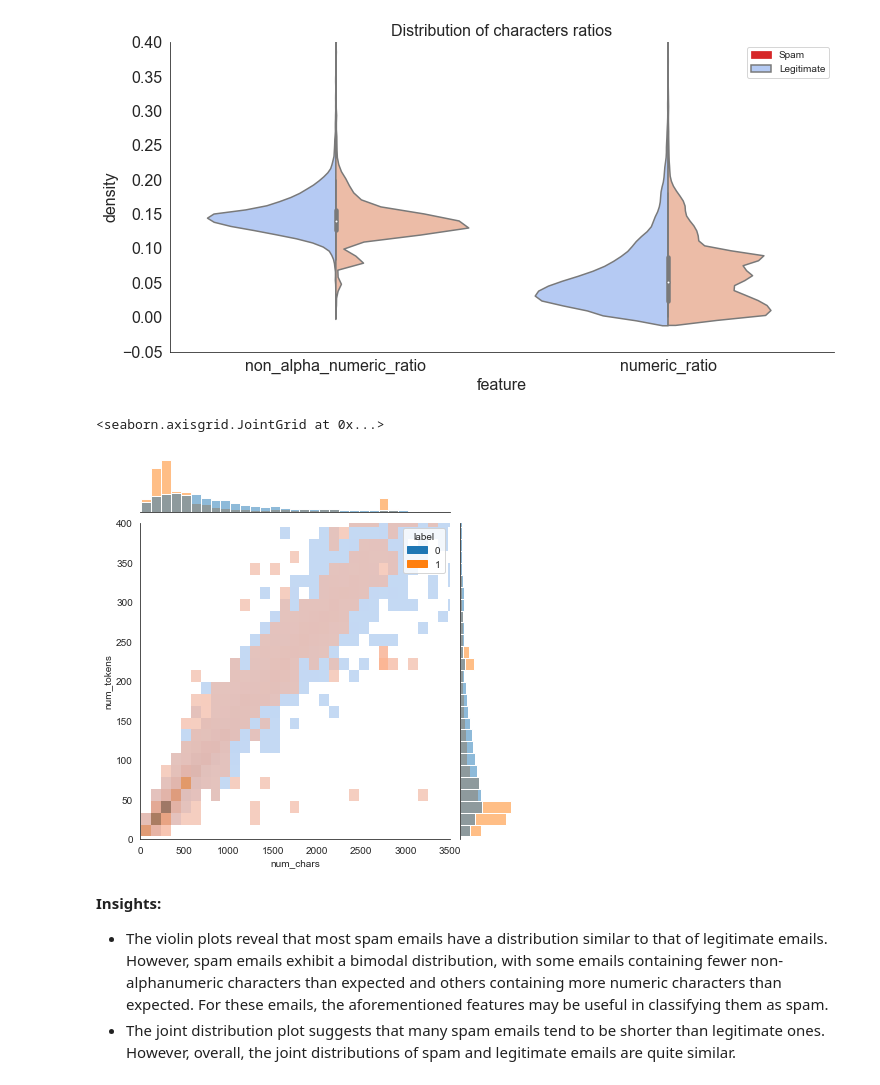
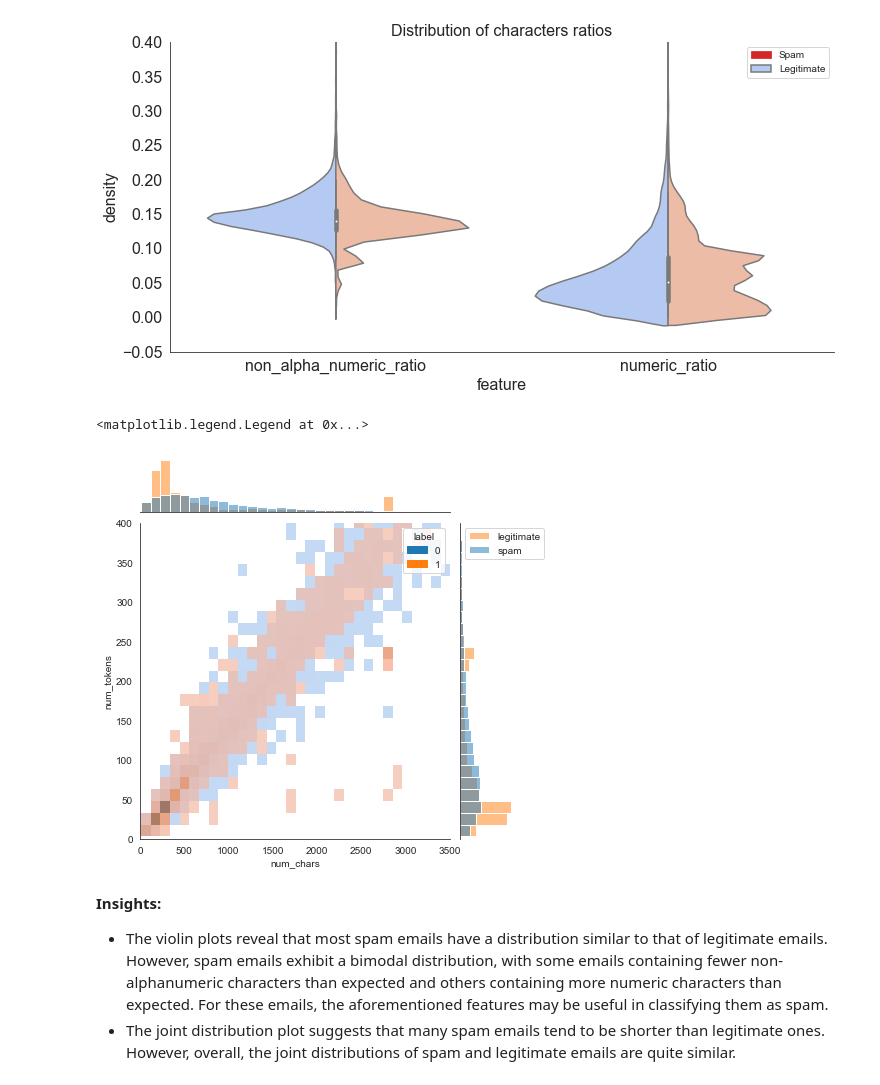
Before and after one commit to eeddaann/phishing-email-eda, a Jupyter notebook: phishing-email-eda.ipynb, the cells around one changed output. Drawn from its saved outputs; the diff is of its cells as text; code cells hidden in the pictures.

```diff
--- a/phishing-email-eda.ipynb
+++ b/phishing-email-eda.ipynb
@@ -137,9 +143,10 @@ plt.show()
 [figure]
 # %%
 sns.jointplot(x="num_chars", y="num_tokens", hue="label",data=df.sample(frac=0.09),xlim=(0, 3500), ylim=(0, 400), kind="hist",alpha=0.7)
+plt.legend(["legitimate","spam"])
 # %% [output]
-<seaborn.axisgrid.JointGrid at 0x...>
+<matplotlib.legend.Legend at 0x...>
-[figure, old version]
+[figure, new version]
 # %% [markdown]
 **Insights:**
  - The violin plots reveal that most spam emails have a distribution similar to that of legitimate emails. However, spam emails exhibit a bimodal distribution, with some emails containing fewer non-alphanumeric characters than expected and others containing more numeric characters than expected. For these emails, the aforementioned features may be useful in classifying them as spam.
```
Also changed, not shown: parts of 14 cells of this notebook.
